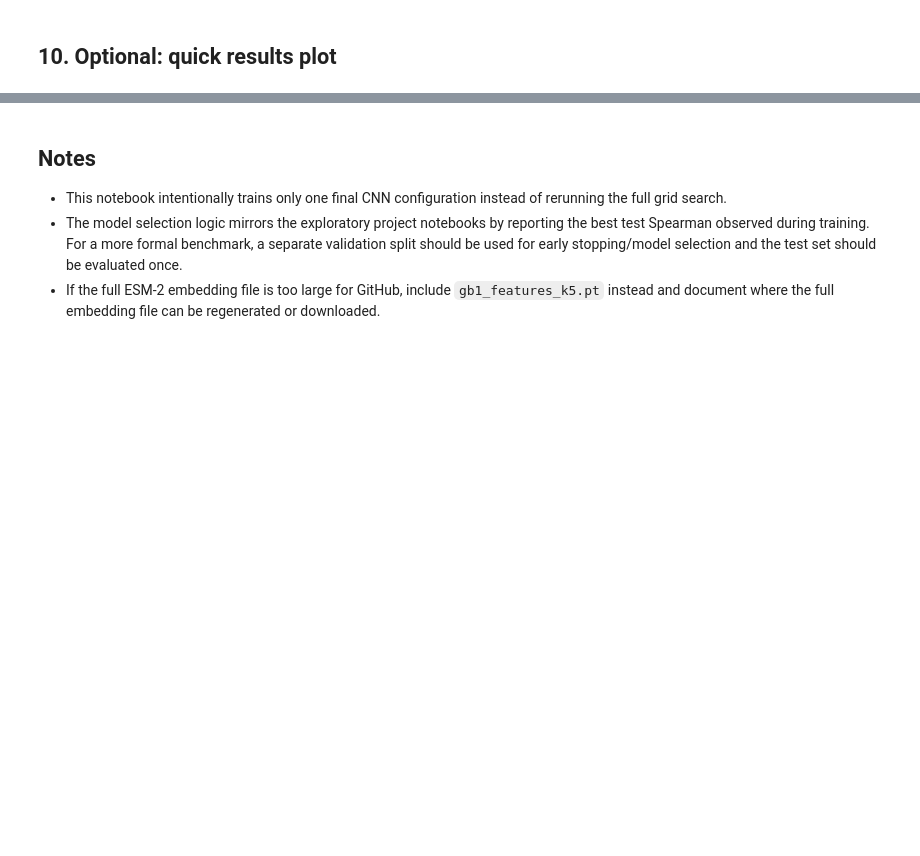
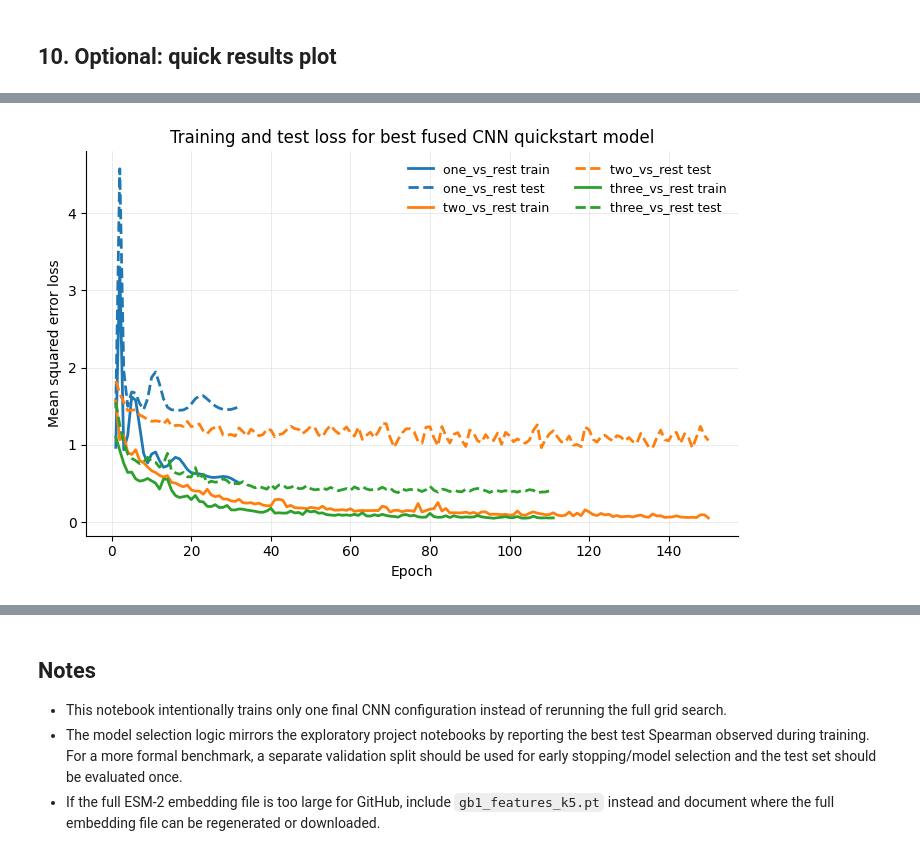
Before and after one commit to petertzelios/Adapting-ESM-2-to-Predict-the-Effect-of-Multiple-Interacting-Mutations-, a Jupyter notebook: notebooks/CBMF4761_project_GB1_ESM2_quickstart_best_CNN.ipynb, the cells around one changed output, grey strips where cells are left out. Drawn from its saved outputs; the diff is of its cells as text; code cells hidden in the pictures; blank space fills up the shorter version.

```diff
--- a/notebooks/CBMF4761_project_GB1_ESM2_quickstart_best_CNN.ipynb
+++ b/notebooks/CBMF4761_project_GB1_ESM2_quickstart_best_CNN.ipynb
@@ -64,6 +64,10 @@ import matplotlib.pyplot as plt
 # For GitHub/Colab quickstart, upload or clone the repo and keep data under ./data.
 REPO_ROOT = Path.cwd()
 DATA_DIR = REPO_ROOT / "data"
+
+from google.colab import drive
+drive.mount('/content/drive')
+DATA_DIR = Path('/content/drive/MyDrive/CBMF 4761 /FLIP/GB1/')
 
 # If running from Google Drive instead, uncomment and edit these lines:
 # from google.colab import drive
@@ -214,12 +225,9 @@ def load_or_build_features():
 
     if not EMB_PATH.exists():
         raise FileNotFoundError(
-            "Could not find processed features or full embeddings. Expected one of:
-"
-            f"  {PROCESSED_FEATURES_PATH}
-"
-            f"  {EMB_PATH}
-"
+            "Could not find processed features or full embeddings. Expected one of:"
+            f"  {PROCESSED_FEATURES_PATH}"
+            f"  {EMB_PATH}"
             "Upload the data files into ./data or edit DATA_DIR above."
         )
 
@@ -252,8 +260,7 @@ print("Feature info:")
 for k, v in feature_info.items():
     print(f"  {k}: {v}")
 
-print("
-Split counts:")
+print("Split counts:")
 for split in SPLIT_COLS:
     print(split)
     print(df_full[split].value_counts(dropna=False))
@@ -627,0 +692,78 @@ plt.show()
+# %%
+import pandas as pd
+import matplotlib.pyplot as plt
+from pathlib import Path
+
+# ------------------------------------------------------------
+# Paper-ready training/test loss curve for quickstart CNN model
+# ------------------------------------------------------------
+
+OUTPUT_DIR = Path("/content/outputs/quickstart_best_cnn")
+FIGURE_DIR = OUTPUT_DIR / "figures"
+FIGURE_DIR.mkdir(parents=True, exist_ok=True)
+
+split_order = ["one_vs_rest", "two_vs_rest", "three_vs_rest"]
+
+split_display = {
+    "one_vs_rest": "one_vs_rest",
+    "two_vs_rest": "two_vs_rest",
+    "three_vs_rest": "three_vs_rest",
+}
+
+# Use matplotlib default color cycle, one color per split
+fig, ax = plt.subplots(figsize=(7.2, 4.8))
+
+for split_name in split_order:
+    hist_path = OUTPUT_DIR / f"history_{split_name}.csv"
+    hist = pd.read_csv(hist_path)
+
+    # Train loss: solid
+    ax.plot(
+        hist["epoch"],
+        hist["train_eval_loss"],
+        linestyle="-",
+        linewidth=2.0,
+        label=f"{split_display[split_name]} train",
+    )
+
+    # Test loss: dashed, same color as corresponding train curve
+    train_color = ax.lines[-1].get_color()
+    ax.plot(
+        hist["epoch"],
+        hist["test_loss"],
+        linestyle="--",
+        linewidth=2.0,
+        color=train_color,
+        label=f"{split_display[split_name]} test",
+    )
+
+ax.set_xlabel("Epoch")
+ax.set_ylabel("Mean squared error loss")
+ax.set_title("Training and test loss for best fused CNN quickstart model")
+
+ax.spines["top"].set_visible(False)
+ax.spines["right"].set_visible(False)
+
+ax.grid(True, linewidth=0.5, alpha=0.35)
+
+ax.legend(
+    frameon=False,
+    ncol=2,
+    fontsize=9,
+    loc="best",
+)
+
+plt.tight_layout()
+
+png_path = FIGURE_DIR / "quickstart_best_cnn_train_test_loss.png"
+pdf_path = FIGURE_DIR / "quickstart_best_cnn_train_test_loss.pdf"
+
+plt.savefig(png_path, dpi=300, bbox_inches="tight")
+plt.savefig(pdf_path, bbox_inches="tight")
+
+plt.show()
+
+print(f"Saved PNG to: {png_path}")
+print(f"Saved PDF to: {pdf_path}")
+# %% [output]
+[figure, added]
```
Also changed, not shown: parts of 17 cells of this notebook.
